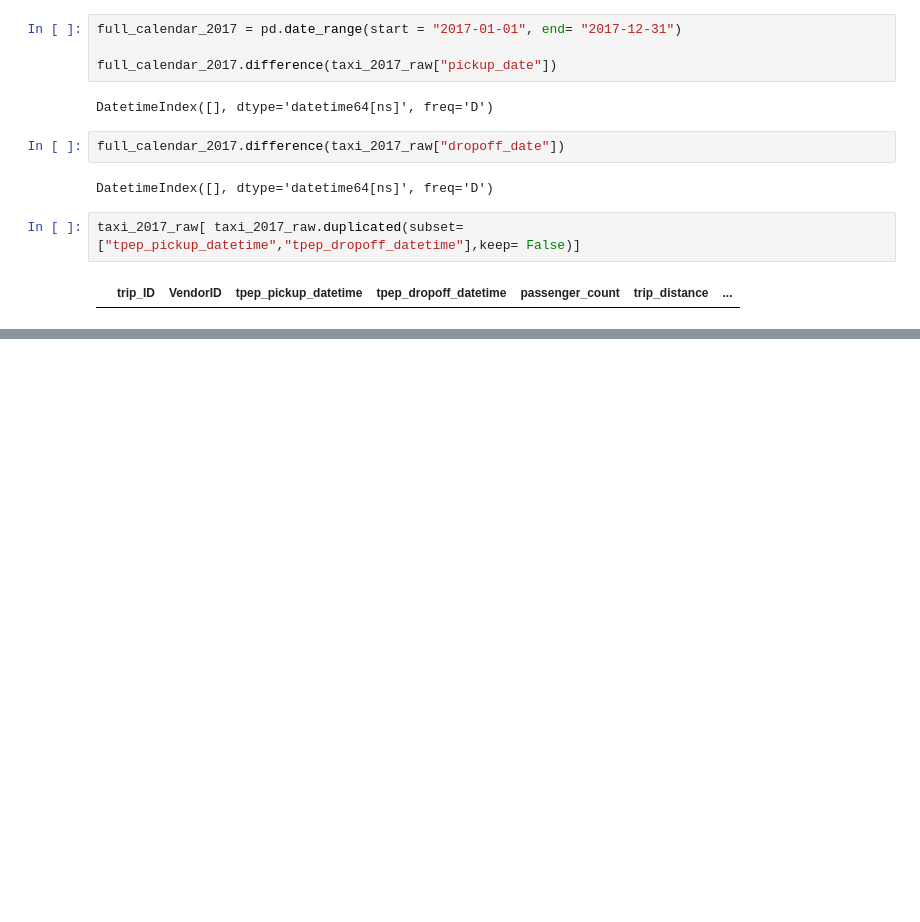
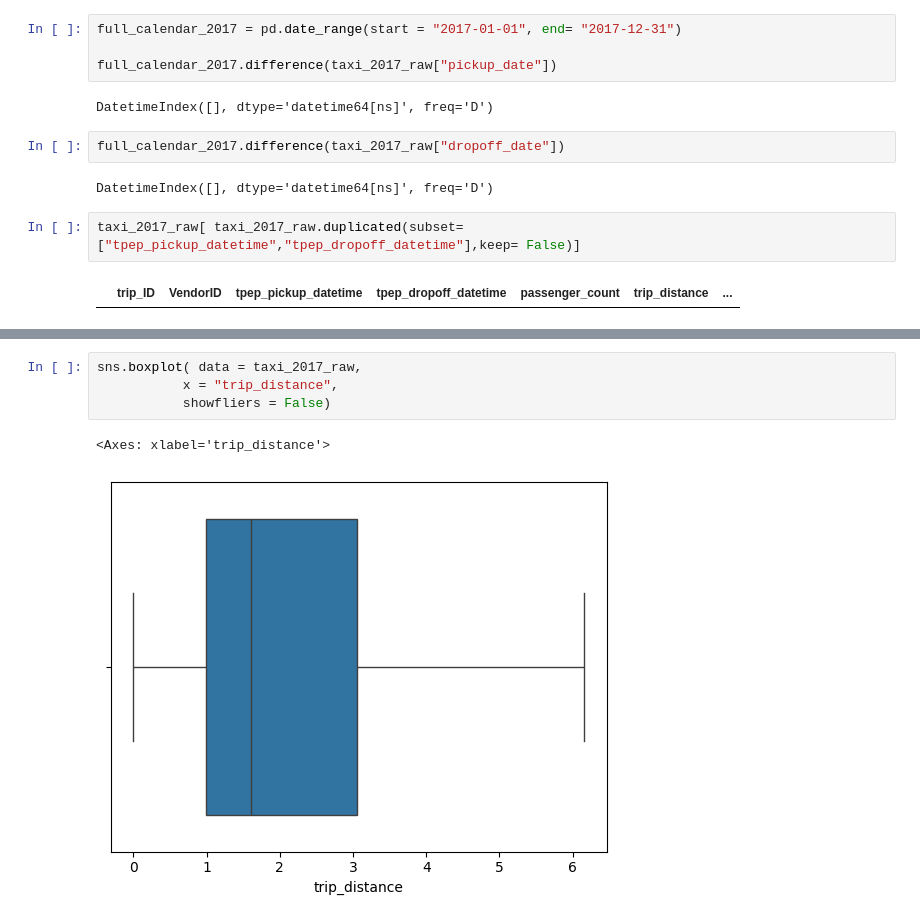
Before and after one commit to AfobCode/LearningPython, a Jupyter notebook: Automatidata/code/GoBeyondNumbers.ipynb, the cells around one changed output, grey strips where cells are left out. Saved outputs shown, nothing was run; the diff lists cells and outputs as text; blank space fills up the shorter version.

```diff
--- a/Automatidata/code/GoBeyondNumbers.ipynb
+++ b/Automatidata/code/GoBeyondNumbers.ipynb
@@ -179,0 +189,7 @@ taxi_2017_raw[ taxi_2017_raw.duplicated(subset= ["tpep_pickup_datetime","tpep_dr
+# %%
+sns.boxplot( data = taxi_2017_raw,
+           x = "trip_distance",
+           showfliers = False)
+# %% [output]
+<Axes: xlabel='trip_distance'>
+[figure, added]
```
Also changed, not shown: parts of 37 cells of this notebook, 2 other files.
